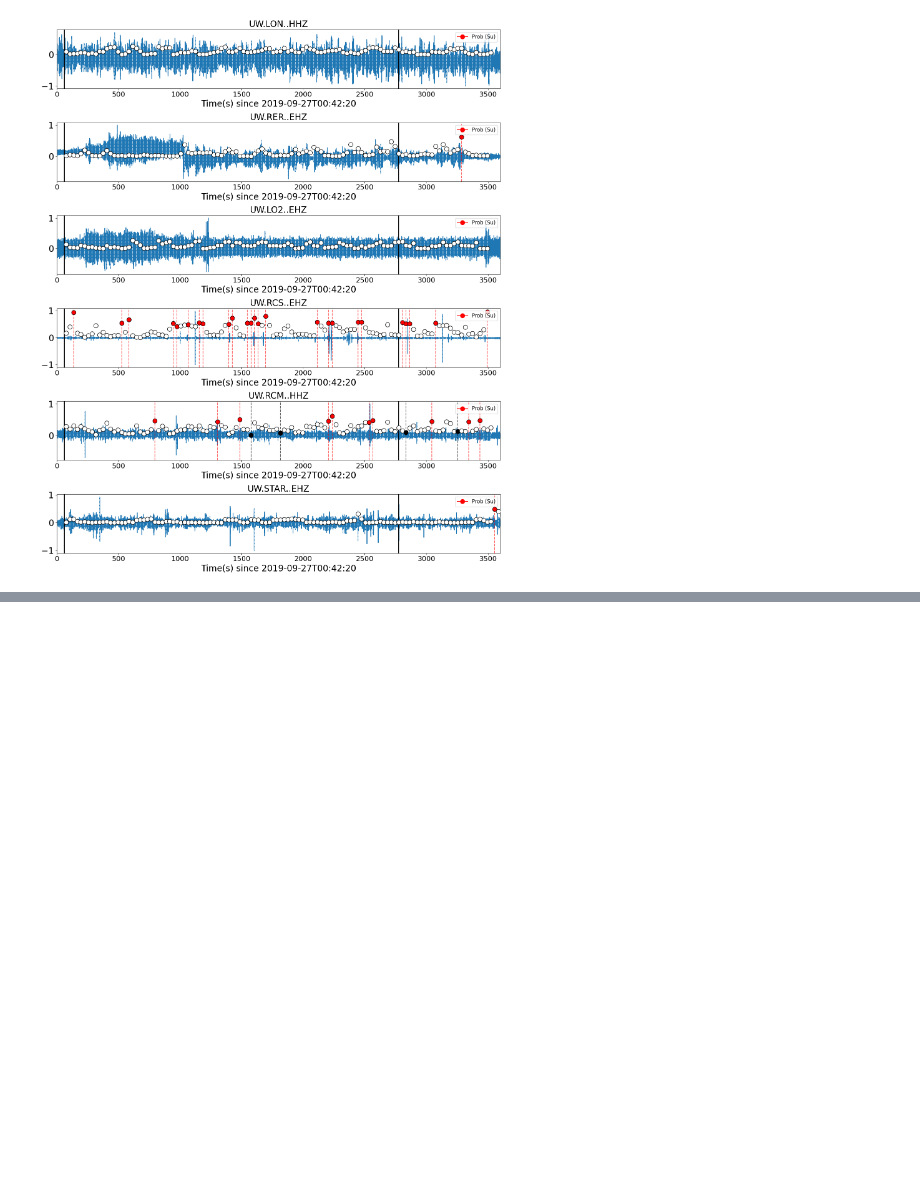
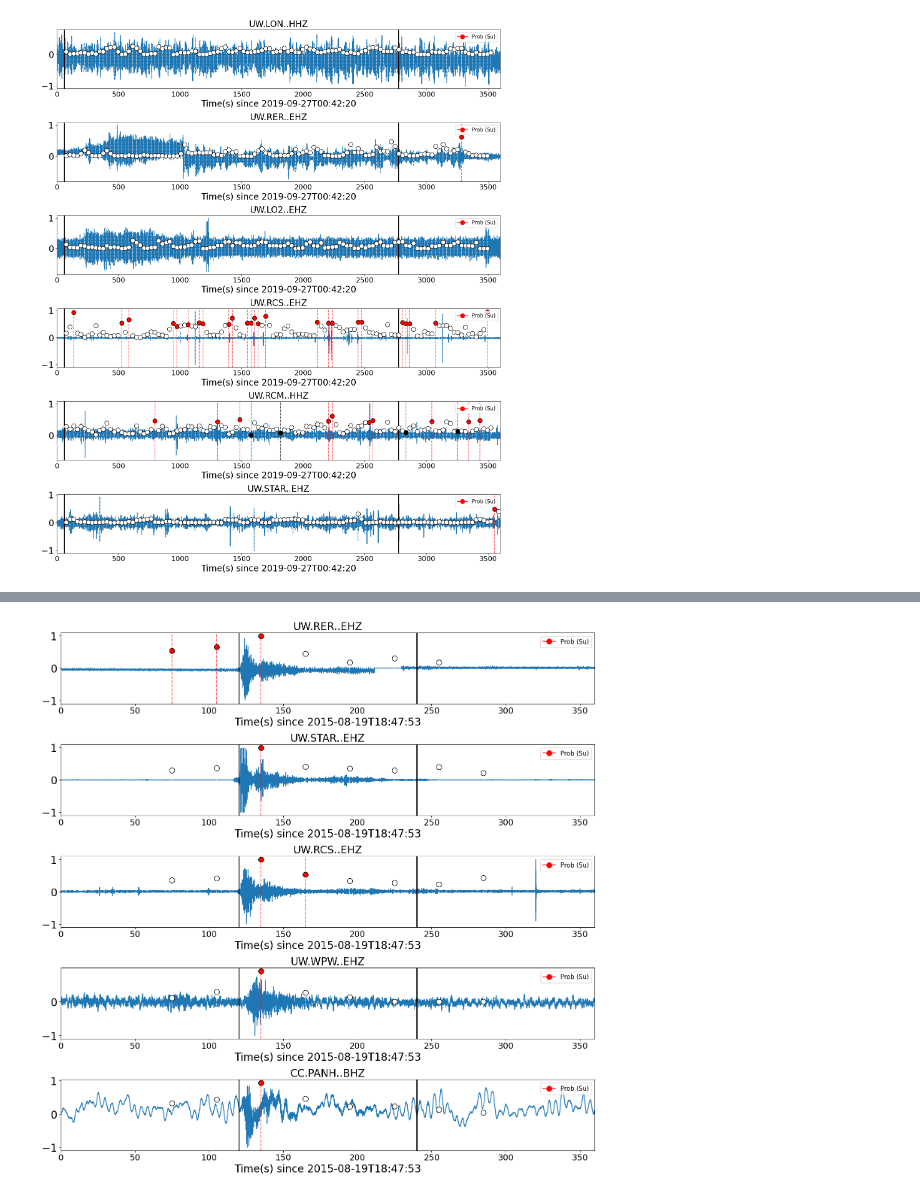
Before and after one commit to Akashkharita/Surface_Event_Detection, a Jupyter notebook: Notebooks/Automated_Surface_Event_Detection.ipynb, the cells around one changed output, grey strips where cells are left out. Cells and saved outputs as stored; diff of their text form; code cells hidden in the pictures; blank space fills up the shorter version.

```diff
--- a/Notebooks/Automated_Surface_Event_Detection.ipynb
+++ b/Notebooks/Automated_Surface_Event_Detection.ipynb
@@ -205,0 +191,20 @@ plot_detection_results(st_overall_data = st_overall_data,
+# %%
+# startttime of trace
+starttime = obspy.UTCDateTime(2015, 8, 19, 18, 49, 53) - 120
+
+# duration
+dur = 360
+
+# stations ID
+stations_id = [ 'UW.RER', 'UW.RCM', 'UW.STAR', 'UW.RCS', 'UW.FMW', 'UW.WPW', 'CC.PANH']
+result_stns, index_stns, prob_stns, st_overall, st_overall_data, st_overall_times = surface_event_detection(starttime = starttime, stations_id = stations_id, dur = dur)
+# %%
+plot_detection_results(st_overall_data = st_overall_data,
+                       st_overall_times = st_overall_times,
+                       st_overall = st_overall,
+                       result_stns = result_stns,
+                       index_stns = index_stns,
+                       prob_stns = prob_stns,
+                       xlim = [0,360],ev_markers = [120, 240])
+# %% [output]
+[figure, added]
```
Also changed, not shown: parts of 12 cells of this notebook.
